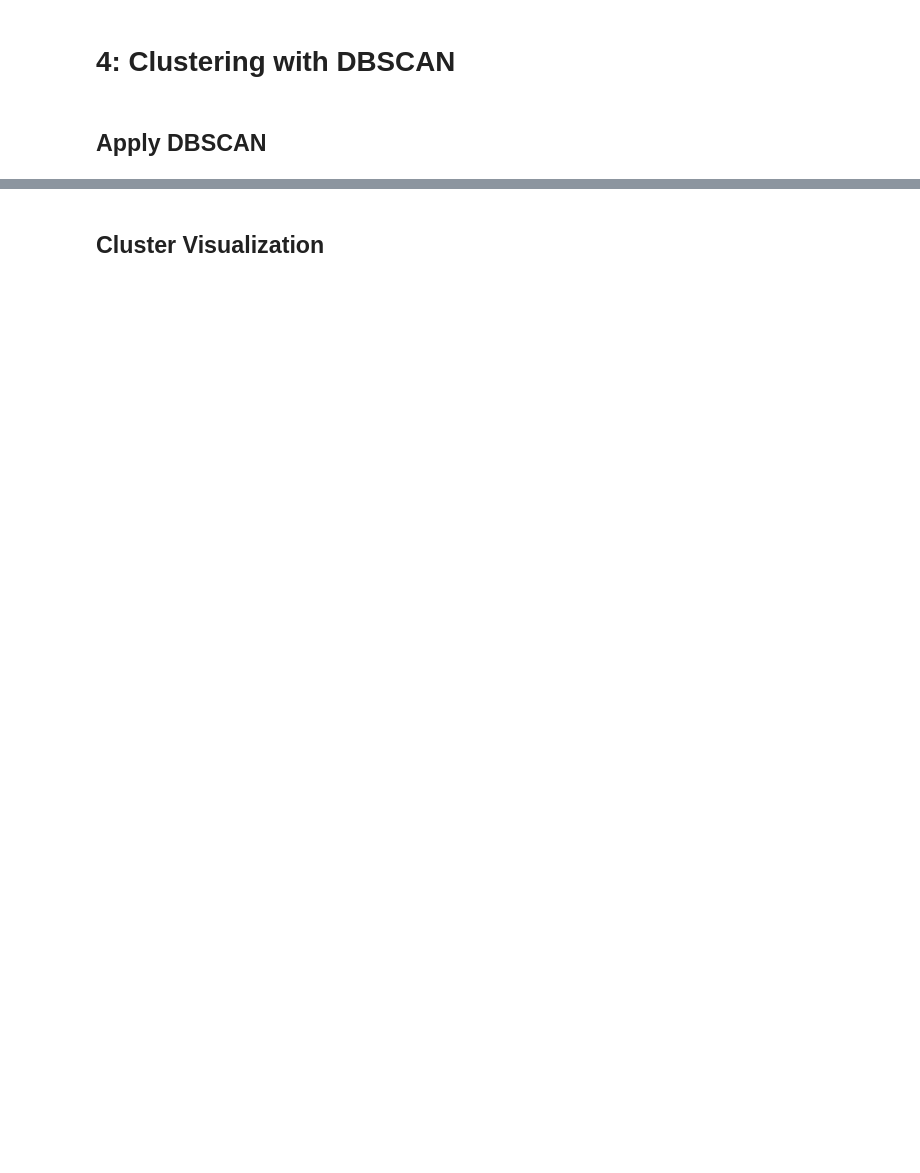
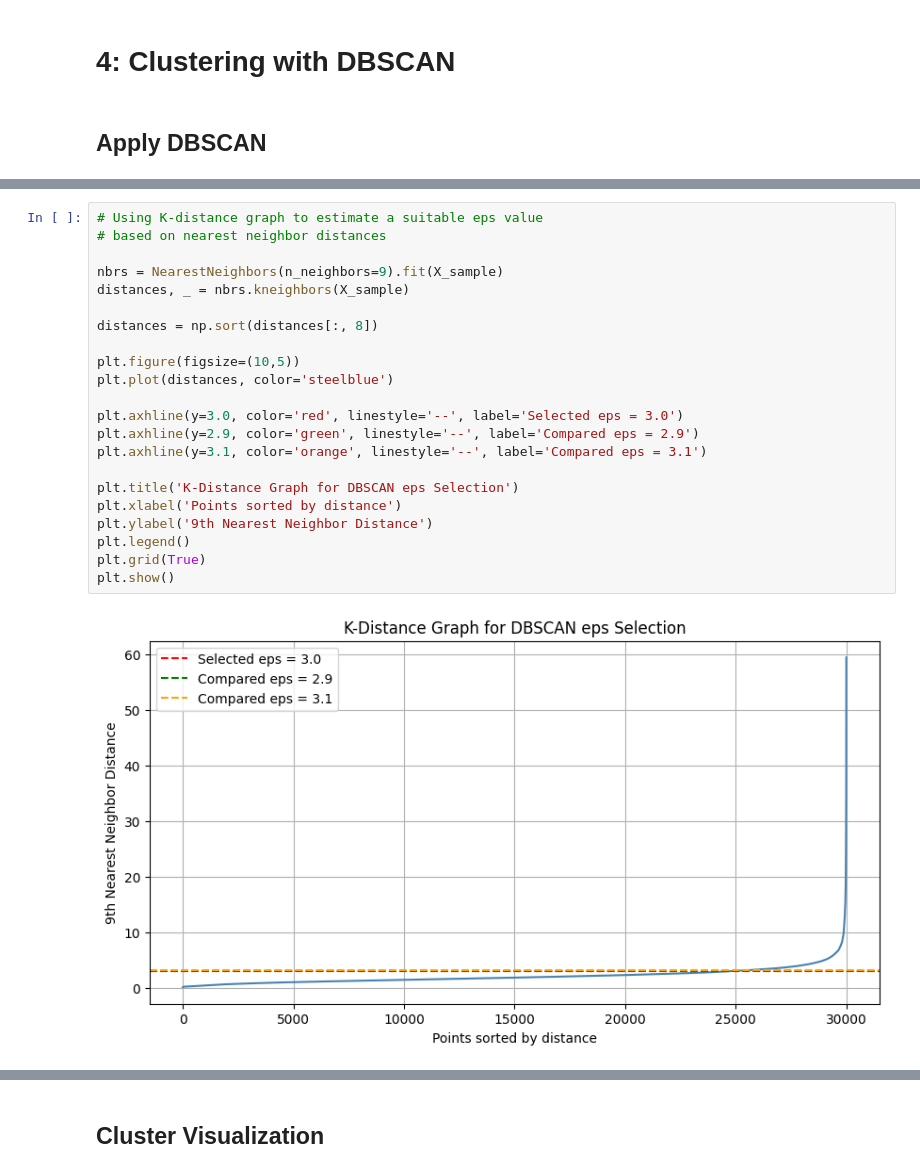
Before and after one commit to DOHA-BASEM3/FINAL-PROJECT, a Jupyter notebook: Ghena_Preprocessing_PCA_tSNE.ipynb, the cells around one changed output, grey strips where cells are left out. Saved outputs shown, nothing was run; the diff lists cells and outputs as text; blank space fills up the shorter version.

```diff
--- a/Ghena_Preprocessing_PCA_tSNE.ipynb
+++ b/Ghena_Preprocessing_PCA_tSNE.ipynb
@@ -335,0 +385,24 @@ print('✅ Saved for team!')
+# %%
+# Using K-distance graph to estimate a suitable eps value
+# based on nearest neighbor distances
+
+nbrs = NearestNeighbors(n_neighbors=9).fit(X_sample)
+distances, _ = nbrs.kneighbors(X_sample)
+
+distances = np.sort(distances[:, 8])
+
+plt.figure(figsize=(10,5))
+plt.plot(distances, color='steelblue')
+
+plt.axhline(y=3.0, color='red', linestyle='--', label='Selected eps = 3.0')
+plt.axhline(y=2.9, color='green', linestyle='--', label='Compared eps = 2.9')
+plt.axhline(y=3.1, color='orange', linestyle='--', label='Compared eps = 3.1')
+
+plt.title('K-Distance Graph for DBSCAN eps Selection')
+plt.xlabel('Points sorted by distance')
+plt.ylabel('9th Nearest Neighbor Distance')
+plt.legend()
+plt.grid(True)
+plt.show()
+# %% [output]
+[figure, added]
```
Also changed, not shown: parts of 29 cells of this notebook.
